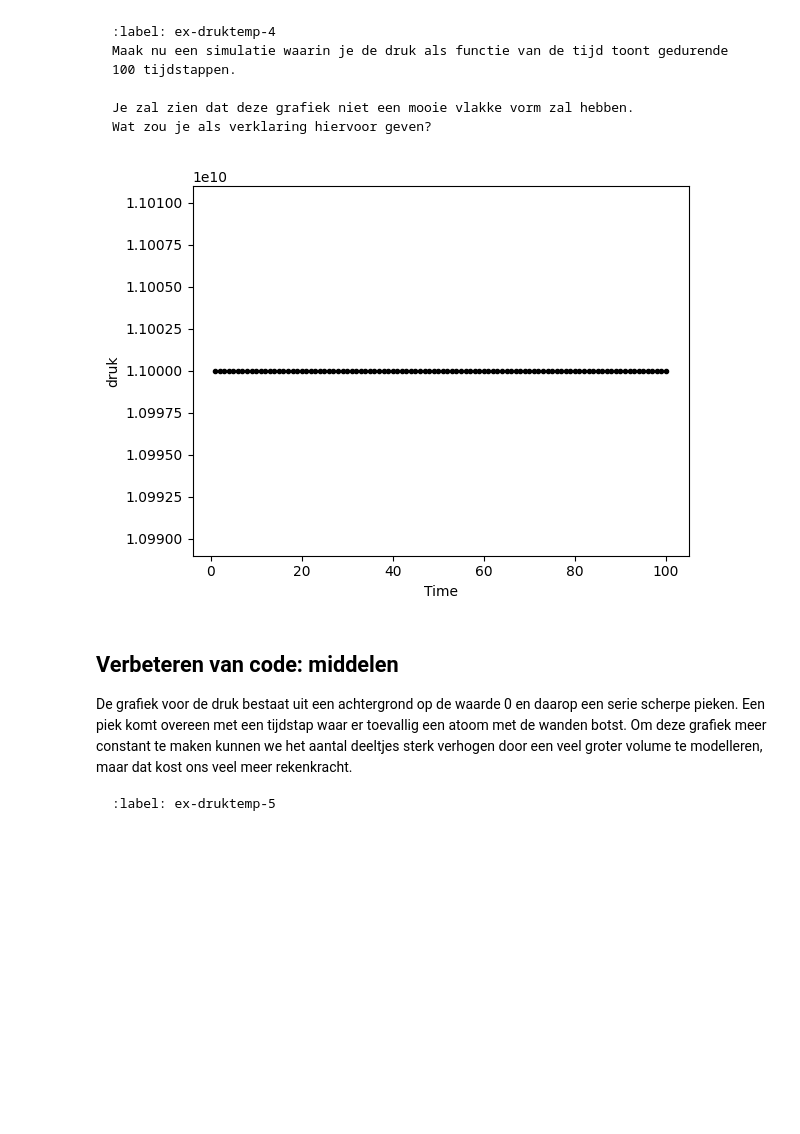
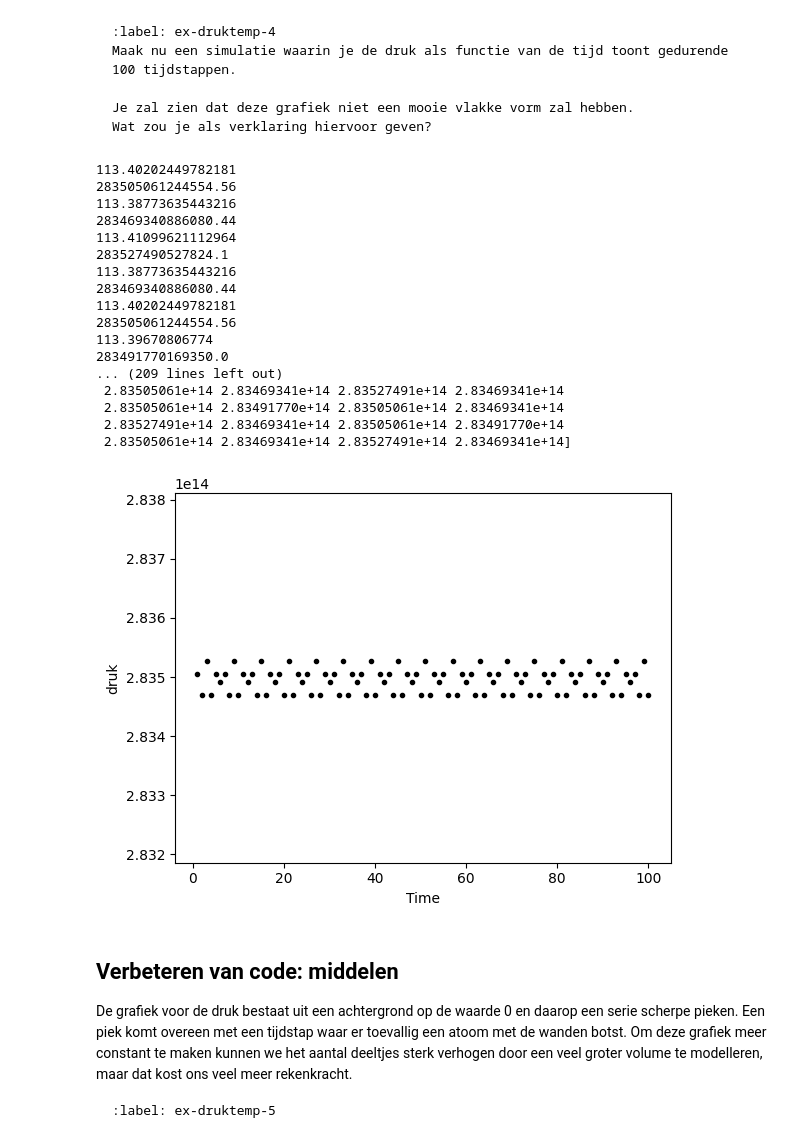
Before and after one commit to gltChboy/Thermo-groep-Bart-Ante, a Jupyter notebook: Content/PySim/5_druktemp.ipynb, the cells around one changed output. Saved outputs shown, nothing was run; the diff lists cells and outputs as text; code cells hidden in the pictures; blank space fills up the shorter version.

Commit message:
druk verbeterd maar nu denk ik dat er iets mis is bij temp

````diff
--- a/Content/PySim/5_druktemp.ipynb
+++ b/Content/PySim/5_druktemp.ipynb
@@ -36,11 +36,11 @@ import numpy as np
 import matplotlib.pyplot as plt
 from matplotlib.animation import FuncAnimation
 
-BOX_SIZE_0 = 1e-5                # Hoogte en lengte startvolume
+BOX_SIZE_0 = 1e-6                # Hoogte en lengte startvolume
 N = 100                        # Aantal deeltjes
 V_0 = 440                       # Startsnelheid van deeltjes
 RADIUS = 3e-9                 # Straal van moleculen
-DT = 1e-6                      # Tijdstap om geen botsing te missen
+DT = 1e-7                      # Tijdstap om geen botsing te missen
 # %% [markdown]
 De klasse voor de gasmoleculen en de functies voor hun onderlinge interactie:
 # %%
@@ -304,8 +299,8 @@ Let op het gebruik van variabelen en het gebied waarbinnen ze gelden (genaamd 's
 Programmeurs proberen het aantal globale variabelen te reduceren tot een minimum. Bij grote programma's wordt het aantal variabelen namelijk snel onoverzichtelijk. We komen hier in een later werkblad op terug.
 ```
 # %%
-impulse_outward = 0.0
-pressure = 0.0
+impulse_outward = 0
+pressure = 0
 
 def top_down_collision(particle: ParticleClass):
     global impulse_outward
@@ -324,11 +319,14 @@ def left_right_collision(particle: ParticleClass):
 def handle_walls(particles):
     """ botsing met wanden controleren voor alle deeltjes in lijst en bepaling druk """
     global pressure, impulse_outward       # om pressure buiten de functie te kunnen gebruiken
-    impulse_outward = 0.0
+    impulse_outward = 0
     for p in particles:
         left_right_collision(p)
         top_down_collision(p)
+    print(impulse_outward)
     pressure = (impulse_outward) / (4 * BOX_SIZE_0 * DT)  # omtrek volume is oppervlak (2D sim)
+    print(pressure)
+    return pressure
 # %% [markdown]
 ```{exercise}
 :label: ex-druktemp-4
@@ -338,52 +336,49 @@ Je zal zien dat deze grafiek niet een mooie vlakke vorm zal hebben.
 Wat zou je als verklaring hiervoor geven?
 ```
 # %%
-def druk(d_p, l, d_t):
+def func_druk(d_p, l, d_t):
     return d_p/(l*d_t)
 
-def verandering_impuls(p, impuls_0, x):
-    impuls = p.m * np.sqrt(p.v[0]**2 + p.v[1]**2)
-    d_p = abs(impuls - impuls_0[x])
-    impuls_0[x] = impuls
-    return d_p
-
-def calc_druk(particles, druk_gas):
-    druk_deeltjes = np.array([])
-    x = 0
-    impuls_0 = np.array([0] * len(particles))
-
-    for p in particles:
-        #berekend de druk per deeltje
-        d_p = verandering_impuls(p, impuls_0, x)
-        P = druk(d_p, 4 * BOX_SIZE_0, DT)
-        druk_deeltjes = np.append(druk_deeltjes, P)
-        x += 1
-
-    #berekend de druk van het gas
-    druk_gas = np.append(druk_gas, np.sum(druk_deeltjes)/len(druk_deeltjes))
-    return druk_gas, druk_deeltjes
 
 particles = []
 times = np.linspace(1, 100, 100)
 create_particles(particles)
 
 #lege array voor de temperatuur van het gas
 druk_gas = np.array([])
 
 for i in range(len(times)):
     take_time_step(particles)
-    #berekend de druk per frame
-    druk_gas, druk_deeltjes = calc_druk(particles, druk_gas)
+    #presure wordt berekend in handle_walls functie
+    druk_gas = np.append(druk_gas, pressure)
 
+print(druk_gas)
 
 plt.figure()
 plt.ylim(min(druk_gas)*0.999, max(druk_gas)*1.001)
 plt.xlabel('Time')
 plt.ylabel('druk')
 plt.plot(times, druk_gas, 'k.')
 plt.show()
 # %% [output]
+113.40202449782181
+283505061244554.56
+113.38773635443216
+283469340886080.44
+113.41099621112964
+283527490527824.1
+113.38773635443216
+283469340886080.44
+113.40202449782181
+283505061244554.56
+113.39670806774
+283491770169350.0
+... (209 lines left out)
+ 2.83505061e+14 2.83469341e+14 2.83527491e+14 2.83469341e+14
+ 2.83505061e+14 2.83491770e+14 2.83505061e+14 2.83469341e+14
+ 2.83527491e+14 2.83469341e+14 2.83505061e+14 2.83491770e+14
+ 2.83505061e+14 2.83469341e+14 2.83527491e+14 2.83469341e+14]
-[figure, old version]
+[figure, new version]
 # %% [markdown]
 ## Verbeteren van code: middelen
 
````
Also changed, not shown: parts of 2 cells of this notebook.
